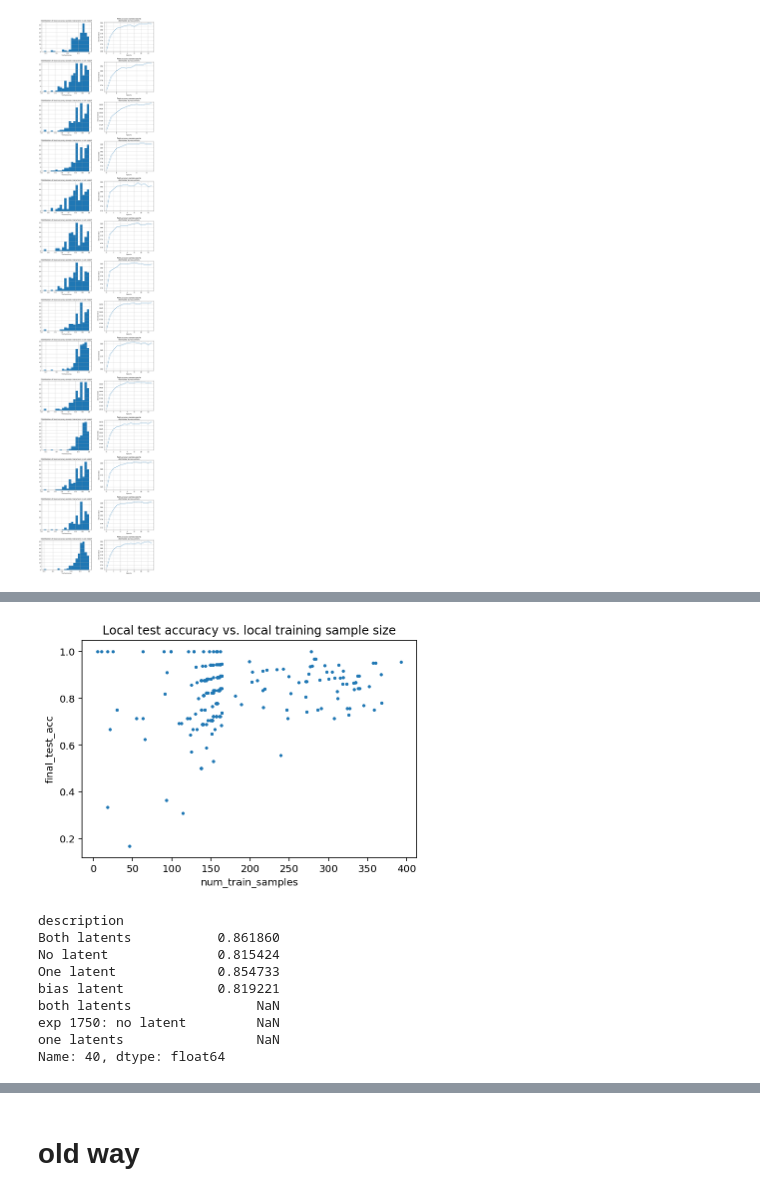
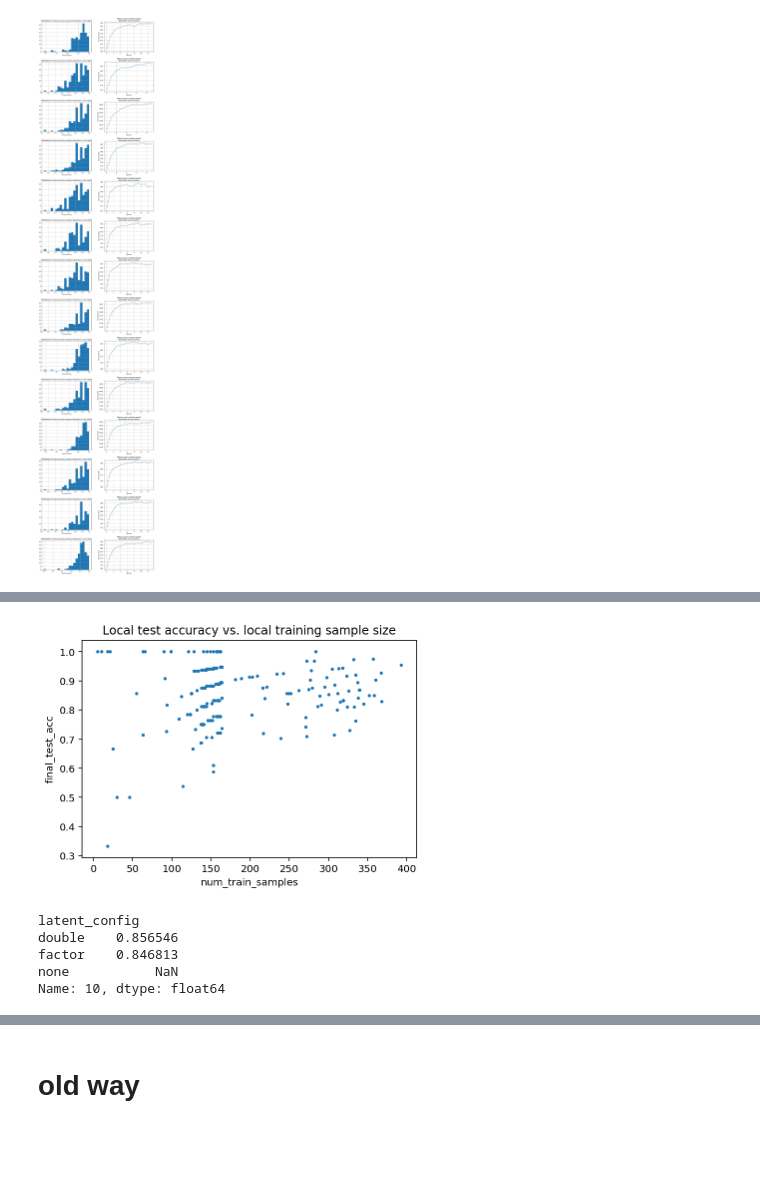
Before and after one commit to milesaturpin/latent-variable-nn, a Jupyter notebook: notebooks/femnist_results.ipynb, the cells around one changed output, grey strips where cells are left out. Saved outputs shown, nothing was run; the diff lists cells and outputs as text; code cells hidden in the pictures; blank space fills up the shorter version.

```diff
--- a/notebooks/femnist_results.ipynb
+++ b/notebooks/femnist_results.ipynb
@@ -116,7 +118,7 @@ directories = !cd ../experiments/femnist; ls -d -- */
 # %%
 directories = directories[2:3]
 # %%
-directories = directories[-14:]
+directories = directories[-3:]
 # %%
 results_df_list = []
 hyperparams = []
@@ -351,21 +322,17 @@ hyper_df.head(1)
 1 rows × 190 columns
 # %%
-config_num = 0
+config_num = 1
 pd.concat([hyper_df.loc[config_num].tail(1).reset_index(drop=True).T[0].rename('final_test_acc'),
            samples_per_writer], axis=1).plot.scatter(x='num_train_samples', y='final_test_acc', s=5)
 plt.title('Local test accuracy vs. local training sample size');
 # %% [output]
-[figure, old version]
+[figure, new version]
 # %%
-hyper_df.pipe(inner_transpose).groupby(level=6).mean()[40]
+hyper_df.pipe(inner_transpose).groupby(level=8).mean()[10]
 # %% [output]
-description
-Both latents           0.861860
-No latent              0.815424
-One latent             0.854733
-bias latent            0.819221
-both latents                NaN
-exp 1750: no latent         NaN
-one latents                 NaN
-Name: 40, dtype: float64
+latent_config
+double    0.856546
+factor    0.846813
+none           NaN
+Name: 10, dtype: float64
 # %%
```
Also changed, not shown: parts of 54 cells of this notebook, 4 other files.
